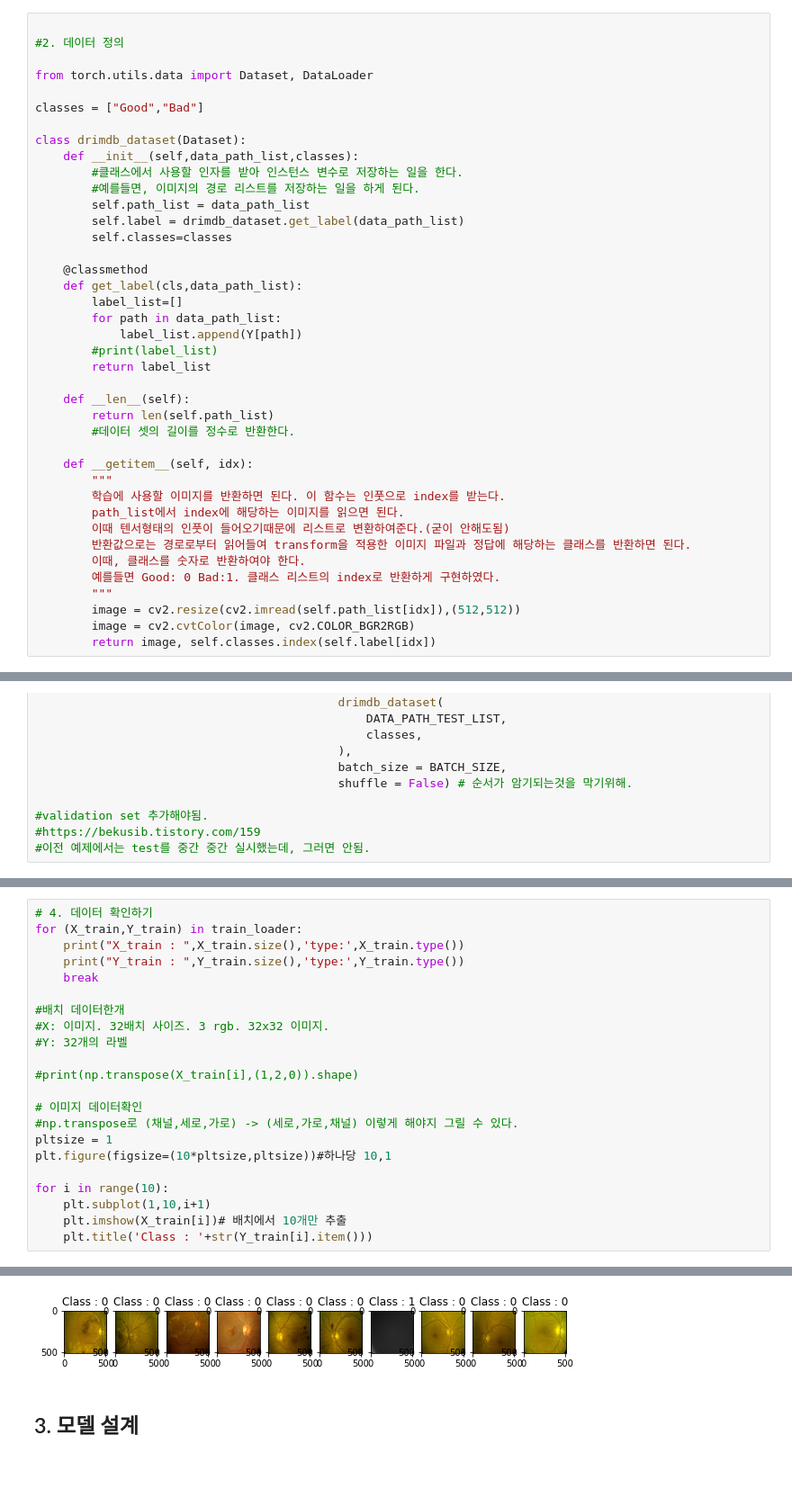
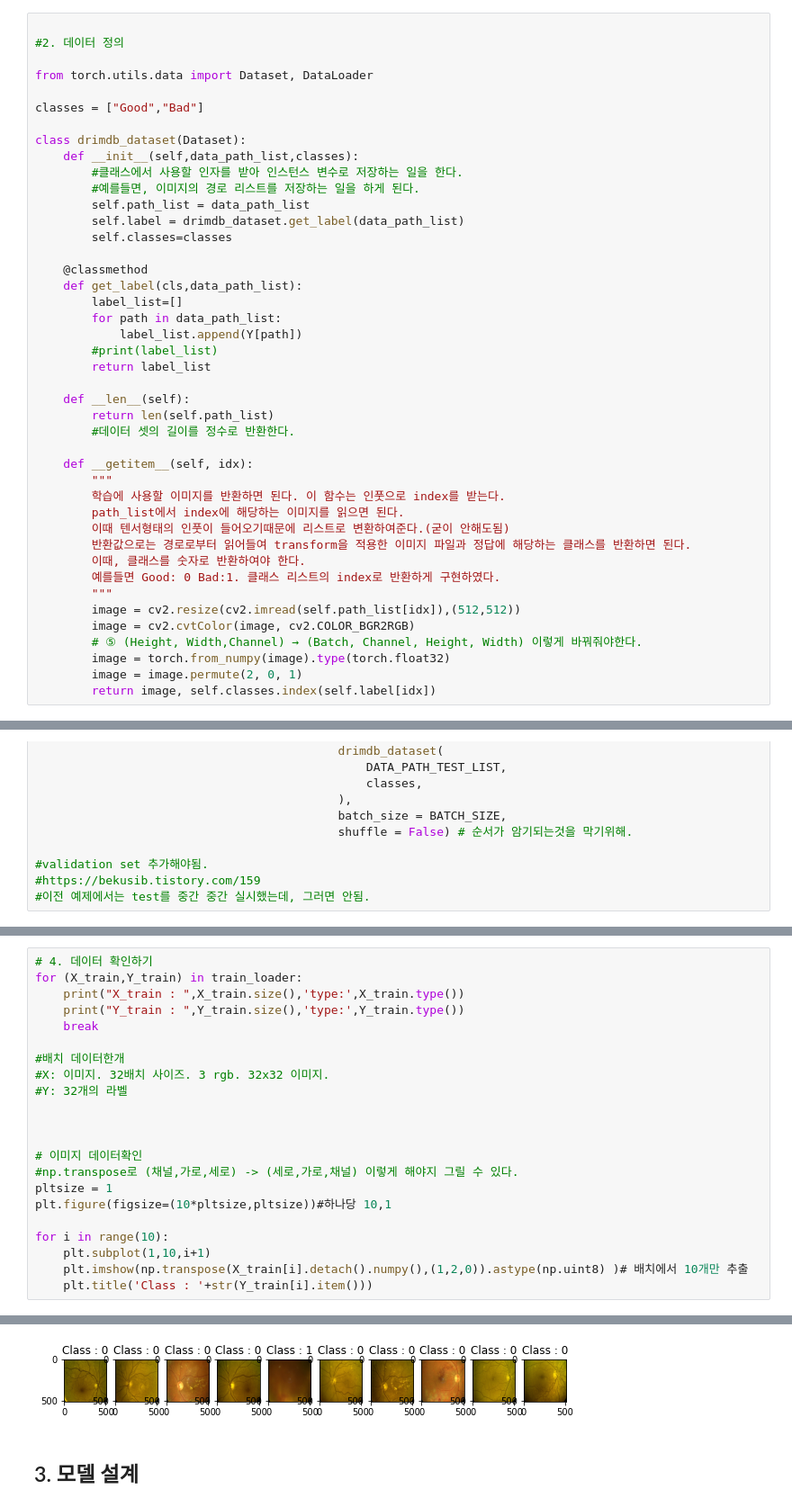
Before and after one commit to bub3690/medical_lab_semina, a Jupyter notebook: papers/EyeQual/EyeQual구현.ipynb, the cells around one changed output, grey strips where cells are left out. Shown: that part at 90% size. Saved outputs shown, nothing was run; the diff lists cells and outputs as text; blank space fills up the shorter version.

```diff
--- a/papers/EyeQual/EyeQual구현.ipynb
+++ b/papers/EyeQual/EyeQual구현.ipynb
@@ -175,6 +183,9 @@ class drimdb_dataset(Dataset):
         """
         image = cv2.resize(cv2.imread(self.path_list[idx]),(512,512))
         image = cv2.cvtColor(image, cv2.COLOR_BGR2RGB)
+        # ⑤ (Height, Width,Channel) → (Batch, Channel, Height, Width) 이렇게 바꿔줘야한다.
+        image = torch.from_numpy(image).type(torch.float32)
+        image = image.permute(2, 0, 1)
         return image, self.classes.index(self.label[idx])
 # %%
 #3. 하이퍼 파라미터
@@ -214,15 +229,15 @@ for (X_train,Y_train) in train_loader:
 #X: 이미지. 32배치 사이즈. 3 rgb. 32x32 이미지.
 #Y: 32개의 라벨
 
-#print(np.transpose(X_train[i],(1,2,0)).shape)
+
 
 # 이미지 데이터확인
-#np.transpose로 (채널,세로,가로) -> (세로,가로,채널) 이렇게 해야지 그릴 수 있다.
+#np.transpose로 (채널,가로,세로) -> (세로,가로,채널) 이렇게 해야지 그릴 수 있다.
 pltsize = 1
 plt.figure(figsize=(10*pltsize,pltsize))#하나당 10,1
 
 for i in range(10):
     plt.subplot(1,10,i+1)
-    plt.imshow(X_train[i])# 배치에서 10개만 추출
+    plt.imshow(np.transpose(X_train[i].detach().numpy(),(1,2,0)).astype(np.uint8) )# 배치에서 10개만 추출
     plt.title('Class : '+str(Y_train[i].item()))
 # %% [output]
@@ -231,3 +246,3 @@ Y_train :  torch.Size([39]) type: torch.LongTensor
-[figure, old version]
+[figure, new version]
 # %% [markdown]
 ## 3. 모델 설계
```
Also changed, not shown: parts of 17 cells of this notebook, 2 other files.
